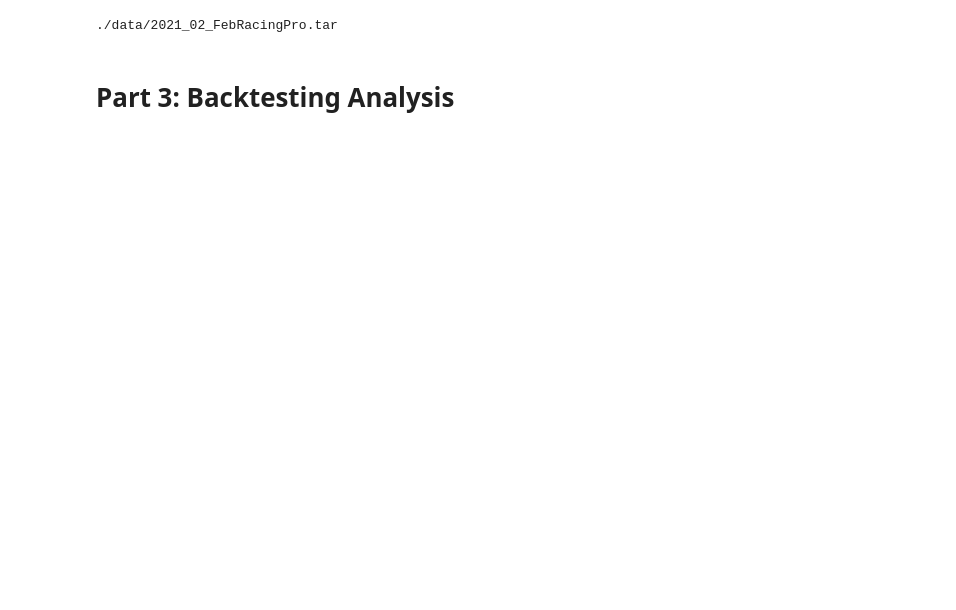
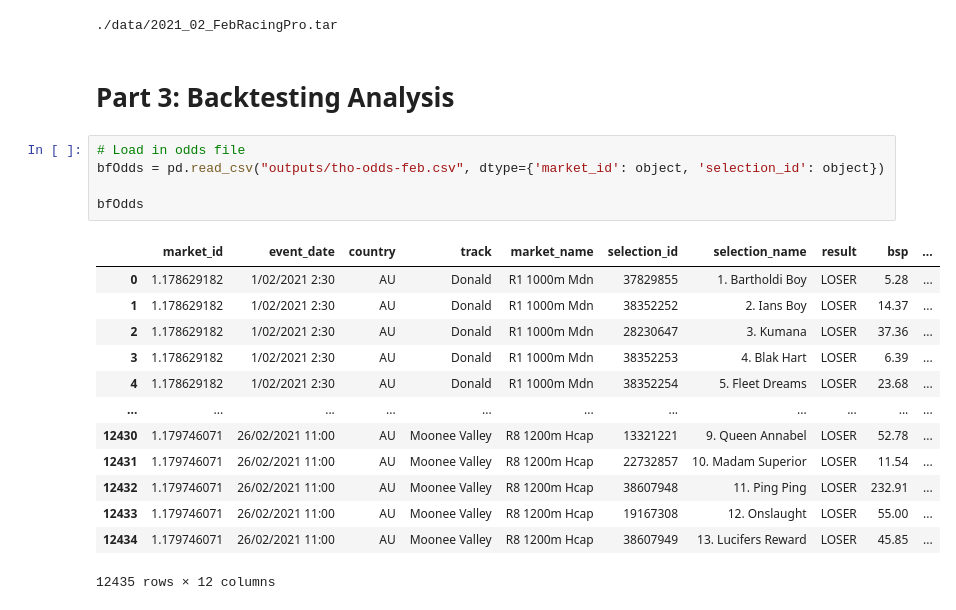
Before and after one commit to TMBish/bfStreamTutorials, a Jupyter notebook: 04-backtesting-article-first-draft.ipynb, the cells around one changed output. Drawn from its saved outputs; the diff is of its cells as text; blank space fills up the shorter version.

```diff
--- a/04-backtesting-article-first-draft.ipynb
+++ b/04-backtesting-article-first-draft.ipynb
@@ -420,3 +431,22 @@ with open("outputs/tho-odds-feb.csv", "w+") as output:
 ./data/2021_02_FebRacingPro.tar
 # %% [markdown]
 # Part 3: Backtesting Analysis
+# %%
+# Load in odds file
+bfOdds = pd.read_csv("outputs/tho-odds-feb.csv", dtype={'market_id': object, 'selection_id': object})
+
+bfOdds
+# %% [output]
+|  | market_id | event_date | country | track | market_name | selection_id | selection_name | result | bsp | ... |
+| 0 | 1.178629182 | 1/02/2021 2:30 | AU | Donald | R1 1000m Mdn | 37829855 | 1. Bartholdi Boy | LOSER | 5.28 | ... |
+| 1 | 1.178629182 | 1/02/2021 2:30 | AU | Donald | R1 1000m Mdn | 38352252 | 2. Ians Boy | LOSER | 14.37 | ... |
+| 2 | 1.178629182 | 1/02/2021 2:30 | AU | Donald | R1 1000m Mdn | 28230647 | 3. Kumana | LOSER | 37.36 | ... |
+| 3 | 1.178629182 | 1/02/2021 2:30 | AU | Donald | R1 1000m Mdn | 38352253 | 4. Blak Hart | LOSER | 6.39 | ... |
+| 4 | 1.178629182 | 1/02/2021 2:30 | AU | Donald | R1 1000m Mdn | 38352254 | 5. Fleet Dreams | LOSER | 23.68 | ... |
+| ... | ... | ... | ... | ... | ... | ... | ... | ... | ... | ... |
+| 12430 | 1.179746071 | 26/02/2021 11:00 | AU | Moonee Valley | R8 1200m Hcap | 13321221 | 9. Queen Annabel | LOSER | 52.78 | ... |
+| 12431 | 1.179746071 | 26/02/2021 11:00 | AU | Moonee Valley | R8 1200m Hcap | 22732857 | 10. Madam Superior | LOSER | 11.54 | ... |
+| 12432 | 1.179746071 | 26/02/2021 11:00 | AU | Moonee Valley | R8 1200m Hcap | 38607948 | 11. Ping Ping | LOSER | 232.91 | ... |
+| 12433 | 1.179746071 | 26/02/2021 11:00 | AU | Moonee Valley | R8 1200m Hcap | 19167308 | 12. Onslaught | LOSER | 55.00 | ... |
+| 12434 | 1.179746071 | 26/02/2021 11:00 | AU | Moonee Valley | R8 1200m Hcap | 38607949 | 13. Lucifers Reward | LOSER | 45.85 | ... |
+12435 rows × 12 columns
```
Also changed, not shown: parts of 16 cells of this notebook, 7 other files.
